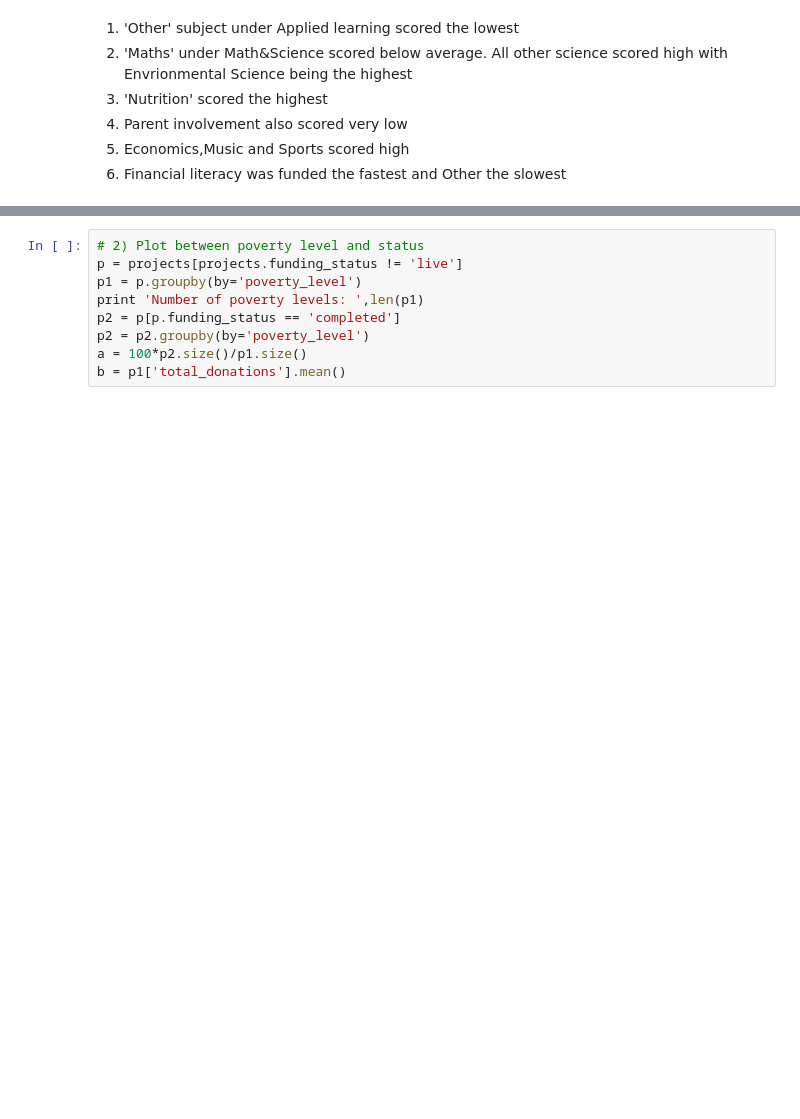
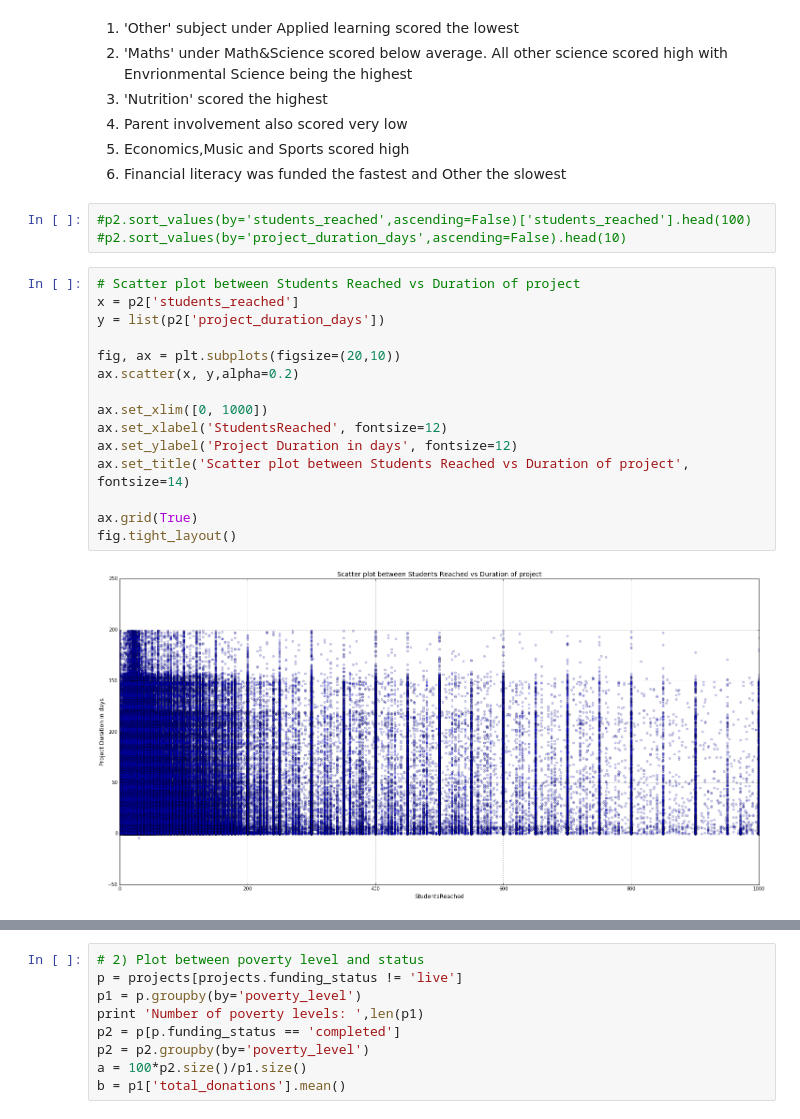
Before and after one commit to Naveed1842/data-science-intensive-2, a Jupyter notebook: Donor-Choose-Project/ProjectsOnly_DataExploration.ipynb, the cells around one changed output, grey strips where cells are left out. Drawn from its saved outputs; the diff is of its cells as text; blank space fills up the shorter version.

```diff
--- a/Donor-Choose-Project/ProjectsOnly_DataExploration.ipynb
+++ b/Donor-Choose-Project/ProjectsOnly_DataExploration.ipynb
@@ -101,3 +106,23 @@ dtype: float64
 4) Parent involvement also scored very low<br>
 5) Economics,Music and Sports scored high<br>
 6) Financial literacy was funded the fastest and Other the slowest
+# %%
+#p2.sort_values(by='students_reached',ascending=False)['students_reached'].head(100)
+#p2.sort_values(by='project_duration_days',ascending=False).head(10)
+# %%
+# Scatter plot between Students Reached vs Duration of project
+x = p2['students_reached']
+y = list(p2['project_duration_days'])
+
+fig, ax = plt.subplots(figsize=(20,10))
+ax.scatter(x, y,alpha=0.2)
+
+ax.set_xlim([0, 1000])
+ax.set_xlabel('StudentsReached', fontsize=12)
+ax.set_ylabel('Project Duration in days', fontsize=12)
+ax.set_title('Scatter plot between Students Reached vs Duration of project', fontsize=14)
+
+ax.grid(True)
+fig.tight_layout()
+# %% [output]
+[figure, added]
```
Also changed, not shown: parts of 9 cells of this notebook.
